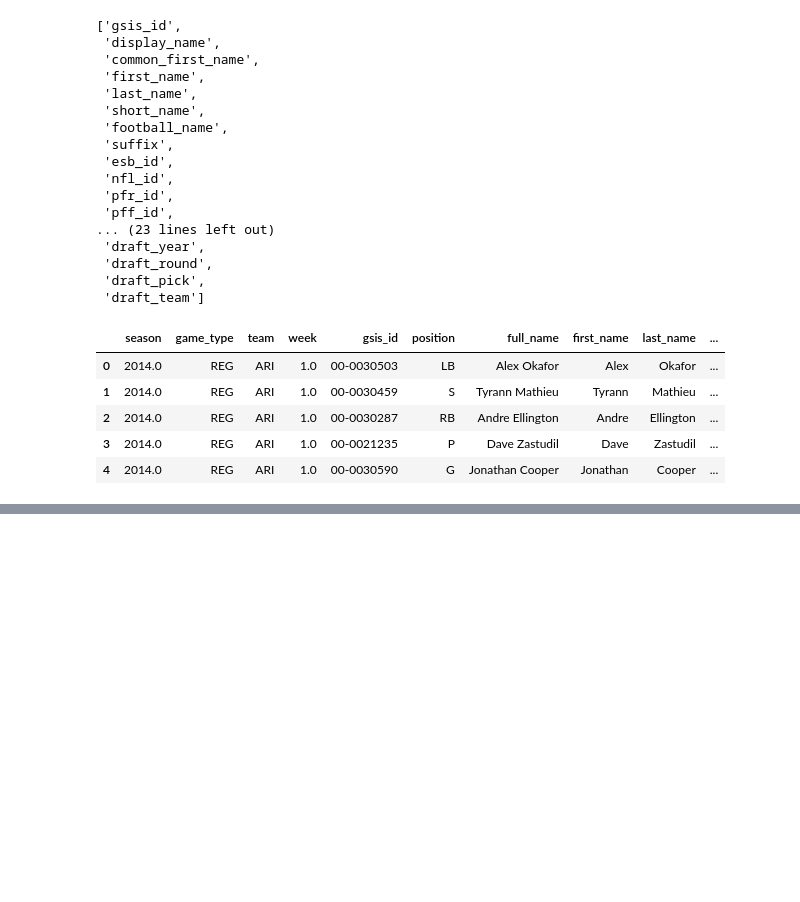
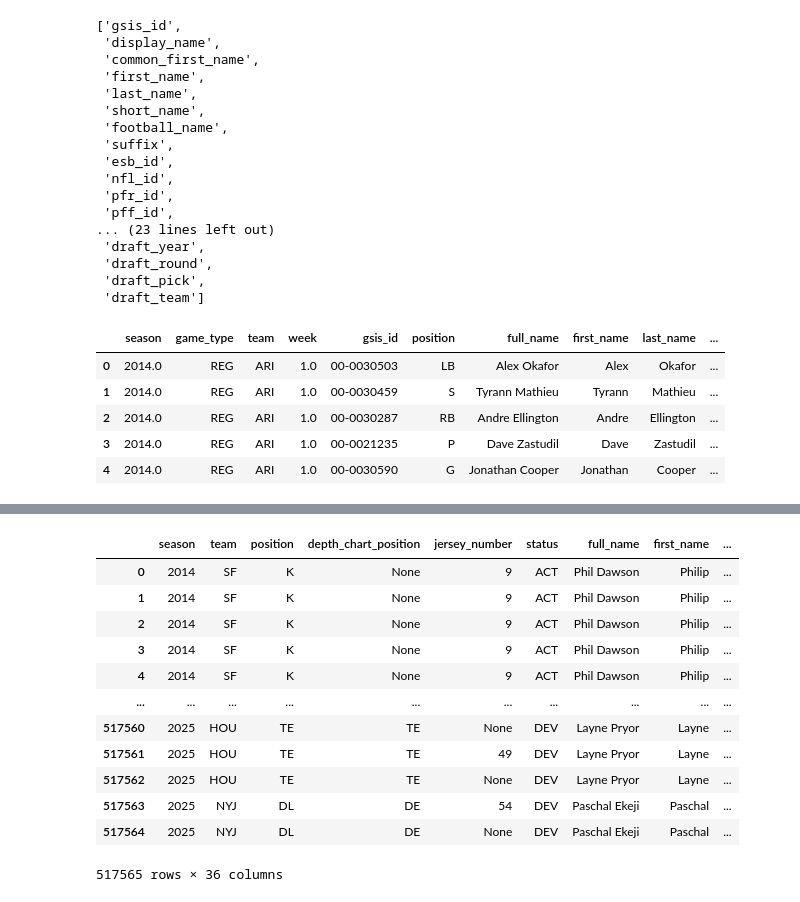
Before and after one commit to jc39963/NFLPA_2025, a Jupyter notebook: nflpa_trial.ipynb, the cells around one changed output, grey strips where cells are left out. Drawn from its saved outputs; the diff is of its cells as text; code cells hidden in the pictures; blank space fills up the shorter version.

```diff
--- a/nflpa_trial.ipynb
+++ b/nflpa_trial.ipynb
@@ -141,0 +241,16 @@ player_stats.drop(columns=['headshot_url', 'fantasy_points', 'fantasy_points_ppr
+# %%
+rosters
+# %% [output]
+|  | season | team | position | depth_chart_position | jersey_number | status | full_name | first_name | ... |
+| 0 | 2014 | SF | K | None | 9 | ACT | Phil Dawson | Philip | ... |
+| 1 | 2014 | SF | K | None | 9 | ACT | Phil Dawson | Philip | ... |
+| 2 | 2014 | SF | K | None | 9 | ACT | Phil Dawson | Philip | ... |
+| 3 | 2014 | SF | K | None | 9 | ACT | Phil Dawson | Philip | ... |
+| 4 | 2014 | SF | K | None | 9 | ACT | Phil Dawson | Philip | ... |
+| ... | ... | ... | ... | ... | ... | ... | ... | ... | ... |
+| 517560 | 2025 | HOU | TE | TE | None | DEV | Layne Pryor | Layne | ... |
+| 517561 | 2025 | HOU | TE | TE | 49 | DEV | Layne Pryor | Layne | ... |
+| 517562 | 2025 | HOU | TE | TE | None | DEV | Layne Pryor | Layne | ... |
+| 517563 | 2025 | NYJ | DL | DE | 54 | DEV | Paschal Ekeji | Paschal | ... |
+| 517564 | 2025 | NYJ | DL | DE | None | DEV | Paschal Ekeji | Paschal | ... |
+517565 rows × 36 columns
```
Also changed, not shown: parts of 12 cells of this notebook.
